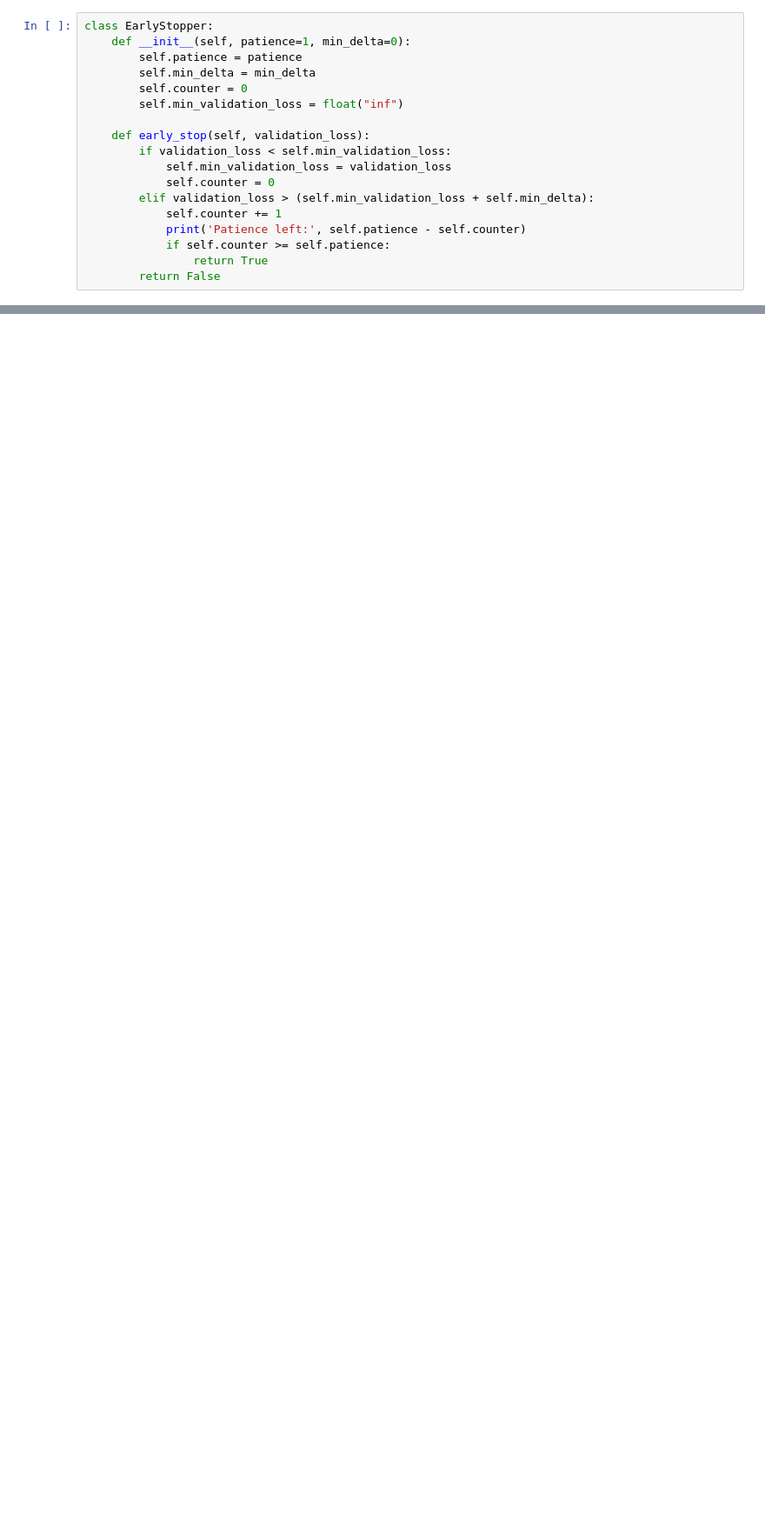
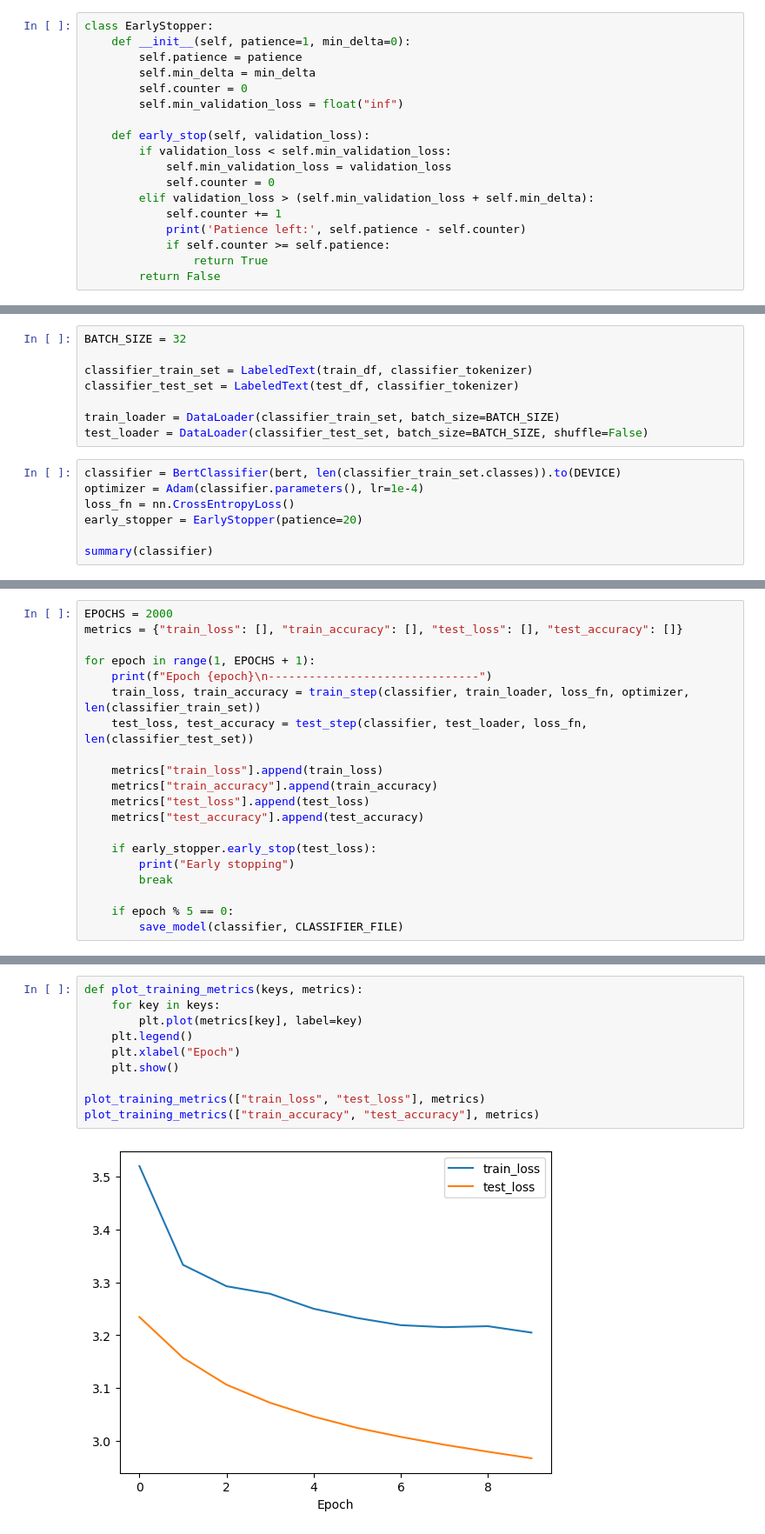
Before and after one commit to Mikael-Lenander/ai-doctor, a Jupyter notebook: main.ipynb, the cells around one changed output, grey strips where cells are left out. Shown at 87% size. Cells and saved outputs as stored; diff of their text form; blank space fills up the shorter version.

```diff
--- a/main.ipynb
+++ b/main.ipynb
@@ -221,0 +219,15 @@ Epoch 1013
+# %%
+BATCH_SIZE = 32
+
+classifier_train_set = LabeledText(train_df, classifier_tokenizer)
+classifier_test_set = LabeledText(test_df, classifier_tokenizer)
+
+train_loader = DataLoader(classifier_train_set, batch_size=BATCH_SIZE)
+test_loader = DataLoader(classifier_test_set, batch_size=BATCH_SIZE, shuffle=False)
+# %%
+classifier = BertClassifier(bert, len(classifier_train_set.classes)).to(DEVICE)
+optimizer = Adam(classifier.parameters(), lr=1e-4)
+loss_fn = nn.CrossEntropyLoss()
+early_stopper = EarlyStopper(patience=20)
+
+summary(classifier)
@@ -221,0 +252,20 @@ Epoch 1013
+# %%
+EPOCHS = 2000
+metrics = {"train_loss": [], "train_accuracy": [], "test_loss": [], "test_accuracy": []}
+
+for epoch in range(1, EPOCHS + 1):
+    print(f"Epoch {epoch}\n-------------------------------")
+    train_loss, train_accuracy = train_step(classifier, train_loader, loss_fn, optimizer, len(classifier_train_set))
+    test_loss, test_accuracy = test_step(classifier, test_loader, loss_fn, len(classifier_test_set))
+
+    metrics["train_loss"].append(train_loss)
+    metrics["train_accuracy"].append(train_accuracy)
+    metrics["test_loss"].append(test_loss)
+    metrics["test_accuracy"].append(test_accuracy)
+
+    if early_stopper.early_stop(test_loss):
+        print("Early stopping")
+        break
+
+    if epoch % 5 == 0:
+        save_model(classifier, CLASSIFIER_FILE)
@@ -221,0 +290,12 @@ Epoch 1013
+# %%
+def plot_training_metrics(keys, metrics):
+    for key in keys:
+        plt.plot(metrics[key], label=key)
+    plt.legend()
+    plt.xlabel("Epoch")
+    plt.show()
+
+plot_training_metrics(["train_loss", "test_loss"], metrics)
+plot_training_metrics(["train_accuracy", "test_accuracy"], metrics)
+# %% [output]
+[figure, added]
```
Also changed, not shown: parts of 59 cells of this notebook, 8 other files.
